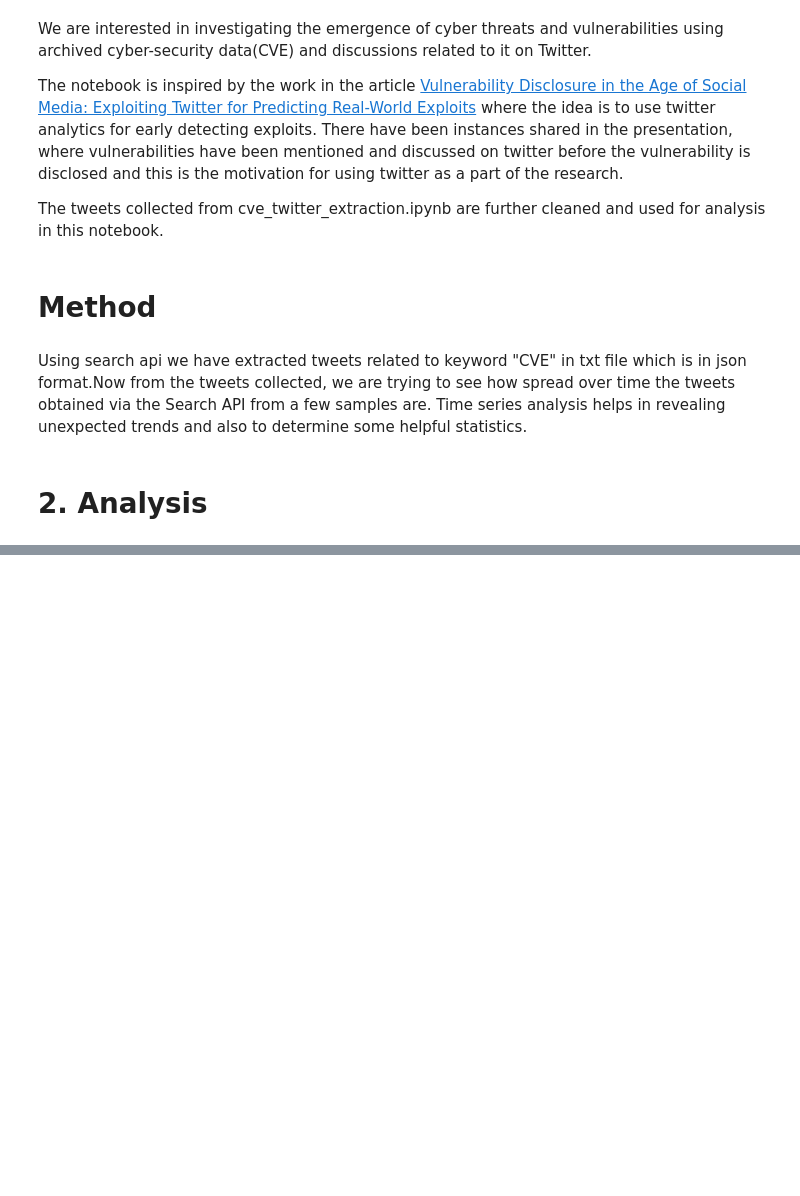
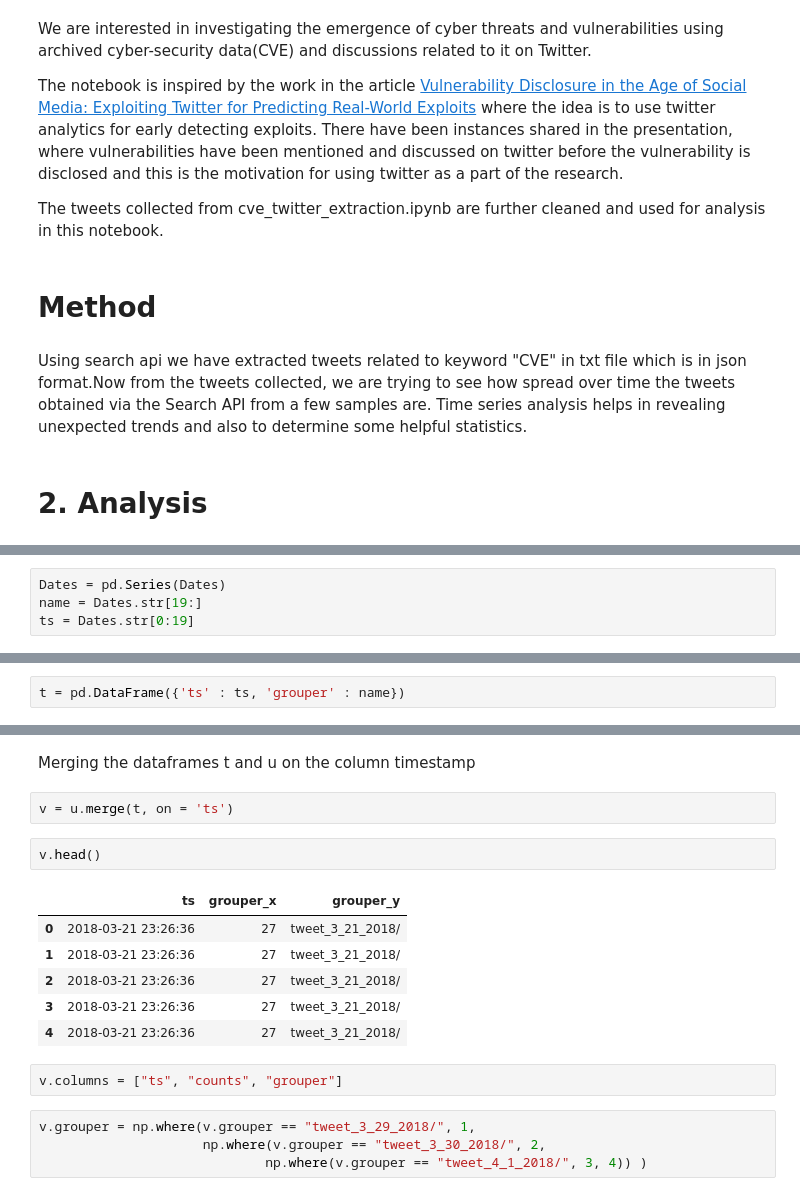
Before and after one commit to sailuh/perceive, a Jupyter notebook: Crawlers/Twitter/cve_twitter_analysis.ipynb, the cells around one changed output, grey strips where cells are left out. Saved outputs shown, nothing was run; the diff lists cells and outputs as text; blank space fills up the shorter version.

```diff
--- a/Crawlers/Twitter/cve_twitter_analysis.ipynb
+++ b/Crawlers/Twitter/cve_twitter_analysis.ipynb
@@ -91,0 +54,4 @@ plt.show()
+# %%
+Dates = pd.Series(Dates)
+name = Dates.str[19:]
+ts = Dates.str[0:19]
@@ -91,0 +60,2 @@ plt.show()
+# %%
+t = pd.DataFrame({'ts' : ts, 'grouper' : name})
@@ -91,0 +85,19 @@ plt.show()
+# %% [markdown]
+Merging the dataframes t and u on the column timestamp
+# %%
+v = u.merge(t, on = 'ts')
+# %%
+v.head()
+# %% [output]
+|  | ts | grouper_x | grouper_y |
+| 0 | 2018-03-21 23:26:36 | 27 | tweet_3_21_2018/ |
+| 1 | 2018-03-21 23:26:36 | 27 | tweet_3_21_2018/ |
+| 2 | 2018-03-21 23:26:36 | 27 | tweet_3_21_2018/ |
+| 3 | 2018-03-21 23:26:36 | 27 | tweet_3_21_2018/ |
+| 4 | 2018-03-21 23:26:36 | 27 | tweet_3_21_2018/ |
+# %%
+v.columns = ["ts", "counts", "grouper"]
+# %%
+v.grouper = np.where(v.grouper == "tweet_3_29_2018/", 1,
+                     np.where(v.grouper == "tweet_3_30_2018/", 2,
+                             np.where(v.grouper == "tweet_4_1_2018/", 3, 4)) )
```
Also changed, not shown: parts of 15 cells of this notebook.
